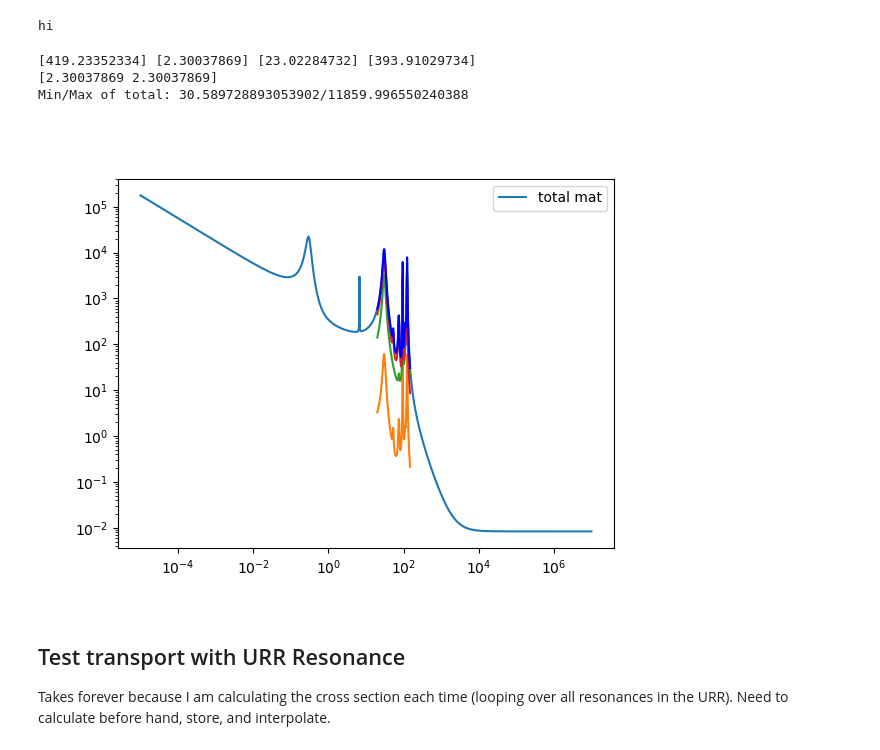
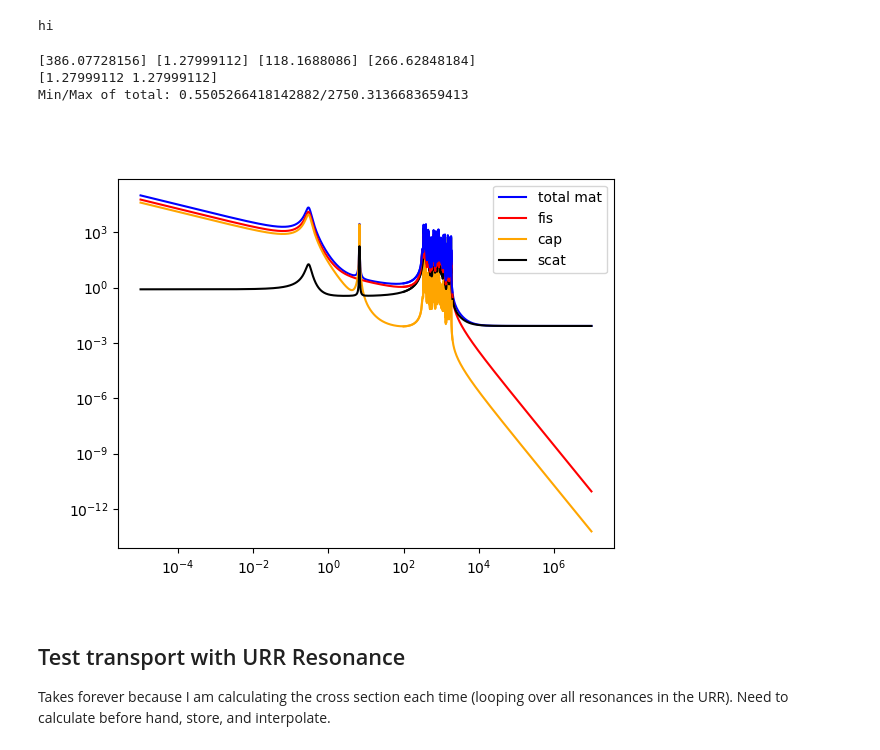
Before and after one commit to Naww137/neutron_transport, a Jupyter notebook: IncludeURR.ipynb, the cells around one changed output. Cells and saved outputs as stored; diff of their text form; code cells hidden in the pictures.

```diff
--- a/IncludeURR.ipynb
+++ b/IncludeURR.ipynb
@@ -176,50 +176,53 @@ def calculate_xs_history(energy_grid, E_ref, isotope):
     # np.unique([energy_grid==E_ref]) tot, cap, scat, fis
     return u8_Sig_t, u8_Sig_g, u8_Sig_s, u8_Sig_f
 
 
 
-Ebins = np.array([75])#*1e3
-vEbins = np.array([20,149])#*1e3
+Ebins = np.array([1000])#*1e3
+vEbins = np.array([100,2000])#*1e3
 # for E ref in Ebins if I want to build a ptable for multiple energy bins
 E_ref = Ebins[0]
 # URR_energy = np.linspace(20e3, 149e3, 10000) # full URR range for U8
 URR_energy = np.concatenate( [np.linspace(min(vEbins), E_ref, 5000), np.linspace(E_ref, max(vEbins), 5000)] )
 
 # sample history
-u8_URR_ladder = get_resonance_ladder(E_ref, 2)
+u8_URR_ladder = get_resonance_ladder(E_ref, 40)
 u8_URR = material_definitions.isotope(pair_constants_u8, u8_URR_ladder, Nu8, 0)
+if np.any(u8_URR_ladder.E <0):
+    raise ValueError("negative resonance sampled")
+
+# u8_URR.get_macro_cross_sections(URR_energy)
 u8_Sig_t_Eref_hist, u8_Sig_f_Eref_hist, u8_Sig_g_Eref_hist, u8_Sig_s_Eref_hist = calculate_xs_history(URR_energy, E_ref, u8_URR)
 print(u8_Sig_t_Eref_hist, u8_Sig_f_Eref_hist, u8_Sig_g_Eref_hist, u8_Sig_s_Eref_hist)
 
-
 # reconstruct U8 and material cross section for plotting
-u8_URR = material_definitions.isotope(pair_constants_u8, u8_URR_ladder, Nu8, 0)
 u8_Sig_t, u8_Sig_f, u8_Sig_g, u8_Sig_s = u8_URR.get_macro_cross_sections(URR_energy)
 mat_wURR = material_definitions.material([pu9,u8, u8_URR], constant_scattering=1*Nscat)
 m_Sig_t, m_Sig_f, m_Sig_g, m_Sig_s = mat_wURR.get_macro_cross_sections(energy)
 
+
 figure()
-plot(energy, m_Sig_t, label='total mat')
-# plot(energy, m_Sig_f, label='fis')
-# plot(energy, m_Sig_g, label='cap')
-# plot(energy, m_Sig_s, label='scat')
+plot(energy, m_Sig_t, label='total mat', color='b')
+plot(energy, m_Sig_f, label='fis', color='r')
+plot(energy, m_Sig_g, label='cap', color='orange')
+plot(energy, m_Sig_s, label='scat', color='k')
 
-plot(URR_energy, u8_Sig_g)
-plot(URR_energy, u8_Sig_s)
-plot(URR_energy, u8_Sig_f)
-plot(URR_energy, u8_Sig_t, 'b')
+plot(URR_energy, u8_Sig_g, color='orange')
+plot(URR_energy, u8_Sig_s, color='k')
+plot(URR_energy, u8_Sig_f, color='r')
+plot(URR_energy, u8_Sig_t, color='b')
 xscale('log')
 yscale('log')
 legend()
 
 # len(URR_energy[u8_Sig_t<u8_Sig_f])
 print(u8_Sig_g[URR_energy==E_ref])
 print(f'Min/Max of total: {min(u8_Sig_t)}/{max(u8_Sig_t)}')
 # %% [output]
-[419.23352334] [2.30037869] [23.02284732] [393.91029734]
-[2.30037869 2.30037869]
-Min/Max of total: 30.589728893053902/11859.996550240388
+[386.07728156] [1.27999112] [118.1688086] [266.62848184]
+[1.27999112 1.27999112]
+Min/Max of total: 0.5505266418142882/2750.3136683659413
-[figure, old version]
+[figure, new version]
 # %% [markdown]
 ## Test transport with URR Resonance
 
```
Also changed, not shown: parts of 7 cells of this notebook, 2 other files.
